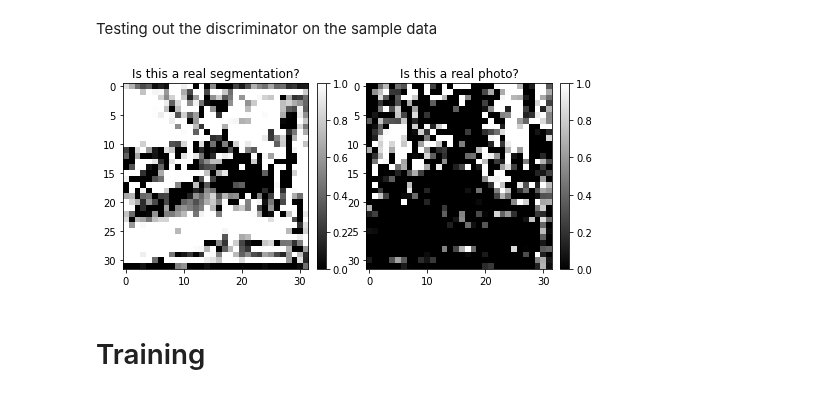
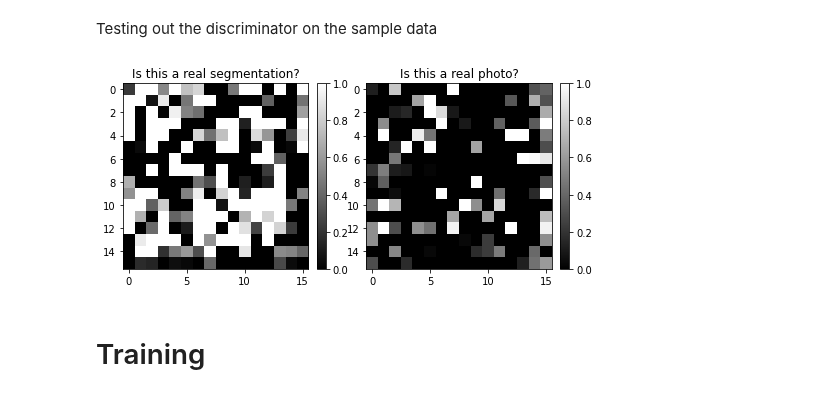
Before and after one commit to AdamClarkStandke/GAN_Models, a Jupyter notebook: CycleGANv2020_ResNetCompositeBufferModel.ipynb, the cells around one changed output. Cells and saved outputs as stored; diff of their text form; code cells hidden in the pictures.

```diff
--- a/CycleGANv2020_ResNetCompositeBufferModel.ipynb
+++ b/CycleGANv2020_ResNetCompositeBufferModel.ipynb
@@ -211,7 +204,7 @@ This implementation uses the discriminator implementation as detailed by [Jason
 
 [22] P. Isola, J.-Y. Zhu, T. Zhou, and A. A. Efros. Imageto-image translation with conditional adversarial networks. In CVPR, 2017
 # %%
-def define_discriminator(image_shape=(256,256,3)):
+def define_discriminator(optim, image_shape=(128,128,3)):
   # weight initialization
   init = RandomNormal(stddev=0.02)
   # source image input
@@ -239,8 +232,9 @@ def define_discriminator(image_shape=(256,256,3)):
   patch_out = Conv2D(filters=1, kernel_size=(4,4), padding='same', kernel_initializer=init)(d)
   # define model
   model = Model(in_image, patch_out)
+  opt = optim
   # compile model
-  model.compile(loss='mse', optimizer=adam_v2.Adam(lr=0.0002, beta_1=0.5), loss_weights=[0.5])
+  model.compile(loss='mse', optimizer=opt, loss_weights=[0.5])
   # return model
   return model
 # %% [markdown]
@@ -290,7 +284,7 @@ def resnet_block(n_filters, input_layer):
 	return g
 
 # Generator construction
-def define_generator(image_shape=(256,256,3), n_resnet=9):
+def define_generator(image_shape=(128,128,3), n_resnet=6):
 	# weight initialization
 	init = RandomNormal(stddev=0.02)
 	# image input
@@ -338,44 +332,29 @@ This implementation of the composite model comes from [Jason Brownlee](https://m
 * Backward cycle loss (L1 or mean absolute error).
 # %%
 # defining composite portion for updating generators by the adversarial, cycle, and identity loss
-def define_composite_model(g_model_1, d_model, g_model_2, image_shape):
+def define_composite_model(g_model_1, d_model, g_model_2, image_shape, optim):
 	# ensure the model we're updating is trainable
 	g_model_1.trainable = True
 	# mark discriminator as not trainable
 	d_model.trainable = False
 	# mark other generator model as not trainable
 	g_model_2.trainable = False
-	# discriminator element
+	# adversarial loss
 	input_gen = Input(shape=image_shape)
 	gen1_out = g_model_1(input_gen)
 	output_d = d_model(gen1_out)
-	# identity element
+	# identity loss
 	input_id = Input(shape=image_shape)
 	output_id = g_model_1(input_id)
-	# forward cycle
+	# forward cycle loss
 	output_f = g_model_2(gen1_out)
-	# backward cycle
+	# backward cycle loss
 	gen2_out = g_model_2(input_id)
 	output_b = g_model_1(gen2_out)
 	# define model graph
 	model = Model([input_gen, input_id], [output_d, output_id, output_f, output_b])
 	# define optimization algorithm configuration
-	opt = adam_v2.Adam(learning_rate=0.0002, beta_1=0.5)
+	opt = optim
 	# compile model with weighting of least squares loss and L1 loss
 	model.compile(loss=['mse', 'mae', 'mae', 'mae'], loss_weights=[1, 5, 10, 10], optimizer=opt)
 	return model
-# %%
-# input shape
-image_shape = (256,256,3)
-# generator G: X -> Y
-generator_g = define_generator()
-# generator F: Y -> X
-generator_f = define_generator()
-# discriminator X: differentiates between image X and F(Y)
-discriminator_x = define_discriminator()
-# discriminator Y: differnentiates between image Y and G(X)
-discriminator_y = define_discriminator()
-# composite: X -> Y -> [real/fake]
-c_model_XtoY = define_composite_model(generator_g, discriminator_y, generator_f, image_shape)
-# composite: Y -> X -> [real/fake]
-c_model_YtoX = define_composite_model(generator_f, discriminator_x, generator_g, image_shape)
@@ -449,20 +472,20 @@ Clipping input data to the valid range for imshow with RGB data ([0..1] for floa
 Testing out the discriminator on the sample data
 # %%
 plt.figure(figsize=(8, 8))
-img = discriminator_y(sample_seg)[0,..., -1]
+img = discriminator_y(to_seg)[0,..., -1]
 plt.subplot(121)
 plt.title('Is this a real segmentation?')
 plt.imshow(img, cmap='gray')
 plt.colorbar(fraction=0.046, pad=0.04)
 # where white indicates discriminator thinks it's a photo and Black/gray indicates the discriminator thinks it's not a photo
 plt.clim(0, 1)
 
-img = discriminator_x(sample_photo)[0,..., -1]
+img = discriminator_x(to_photo)[0,..., -1]
 plt.subplot(122)
 plt.title('Is this a real photo?')
 plt.imshow(img, cmap='gray')
 plt.colorbar(fraction=0.046, pad=0.04)
 # where white indicates discriminator thinks it's a segmentaion and Black/gray indicates the discriminator thinks it's not a segmentation
 plt.clim(0, 1)
 # %% [output]
-[figure, old version]
+[figure, new version]
```
Also changed, not shown: parts of 19 cells of this notebook.
